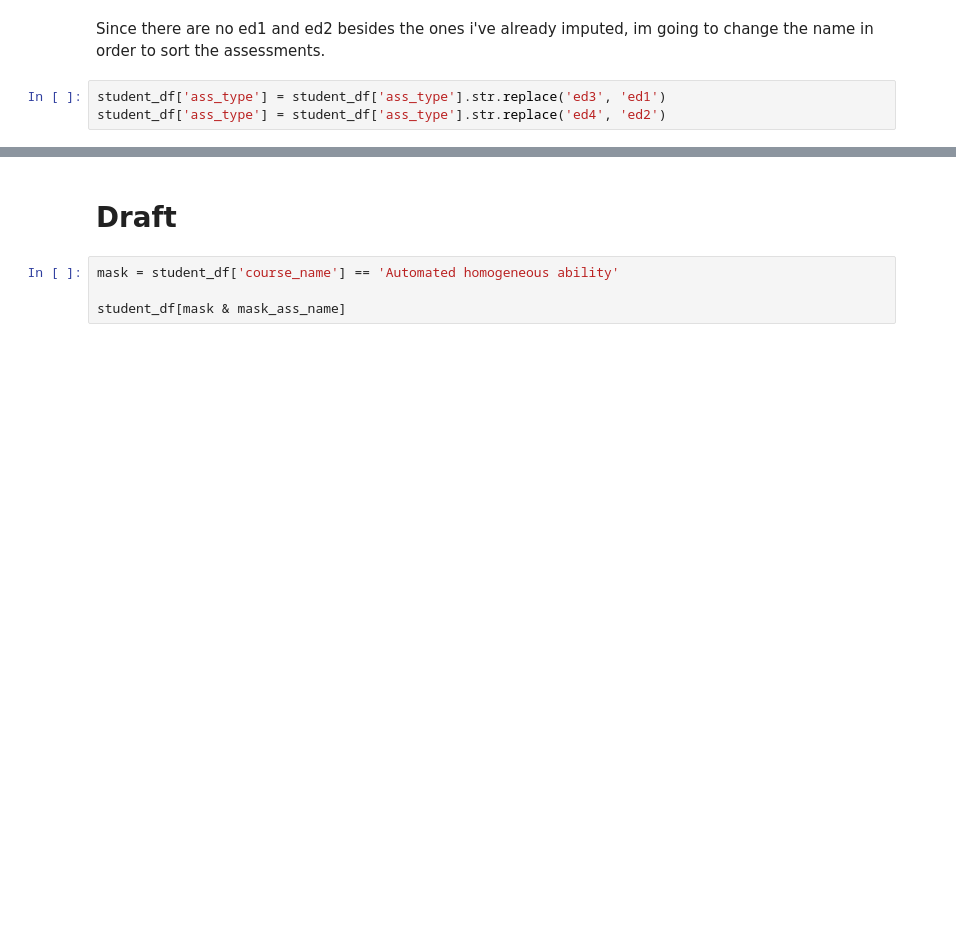
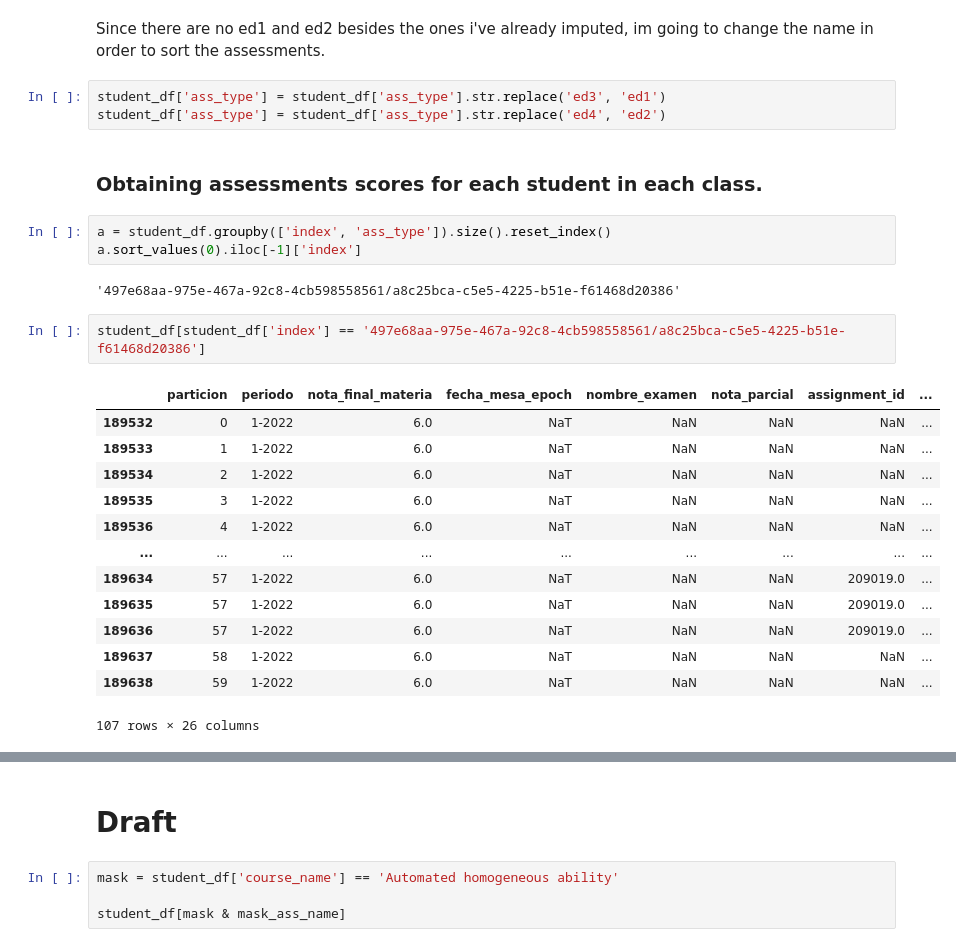
Before and after one commit to bautidea/course_approve_detection, a Jupyter notebook: notebok.ipynb, the cells around one changed output, grey strips where cells are left out. Drawn from its saved outputs; the diff is of its cells as text; blank space fills up the shorter version.

```diff
--- a/notebok.ipynb
+++ b/notebok.ipynb
@@ -629,3 +659,26 @@ Since there are no ed1 and ed2 besides the ones i've already imputed, im going t
 # %%
 student_df['ass_type'] = student_df['ass_type'].str.replace('ed3', 'ed1')
 student_df['ass_type'] = student_df['ass_type'].str.replace('ed4', 'ed2')
+# %% [markdown]
+### Obtaining assessments scores for each student in each class.
+# %%
+a = student_df.groupby(['index', 'ass_type']).size().reset_index()
+a.sort_values(0).iloc[-1]['index']
+# %% [output]
+'497e68aa-975e-467a-92c8-4cb598558561/a8c25bca-c5e5-4225-b51e-f61468d20386'
+# %%
+student_df[student_df['index'] == '497e68aa-975e-467a-92c8-4cb598558561/a8c25bca-c5e5-4225-b51e-f61468d20386']
+# %% [output]
+|  | particion | periodo | nota_final_materia | fecha_mesa_epoch | nombre_examen | nota_parcial | assignment_id | ... |
+| 189532 | 0 | 1-2022 | 6.0 | NaT | NaN | NaN | NaN | ... |
+| 189533 | 1 | 1-2022 | 6.0 | NaT | NaN | NaN | NaN | ... |
+| 189534 | 2 | 1-2022 | 6.0 | NaT | NaN | NaN | NaN | ... |
+| 189535 | 3 | 1-2022 | 6.0 | NaT | NaN | NaN | NaN | ... |
+| 189536 | 4 | 1-2022 | 6.0 | NaT | NaN | NaN | NaN | ... |
+| ... | ... | ... | ... | ... | ... | ... | ... | ... |
+| 189634 | 57 | 1-2022 | 6.0 | NaT | NaN | NaN | 209019.0 | ... |
+| 189635 | 57 | 1-2022 | 6.0 | NaT | NaN | NaN | 209019.0 | ... |
+| 189636 | 57 | 1-2022 | 6.0 | NaT | NaN | NaN | 209019.0 | ... |
+| 189637 | 58 | 1-2022 | 6.0 | NaT | NaN | NaN | NaN | ... |
+| 189638 | 59 | 1-2022 | 6.0 | NaT | NaN | NaN | NaN | ... |
+107 rows × 26 columns
```
Also changed, not shown: parts of 18 cells of this notebook.
